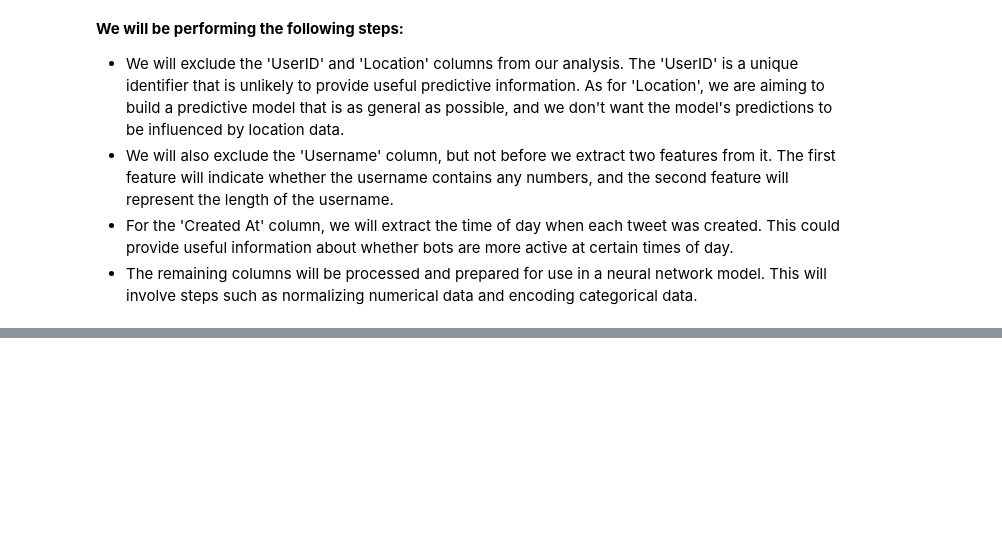
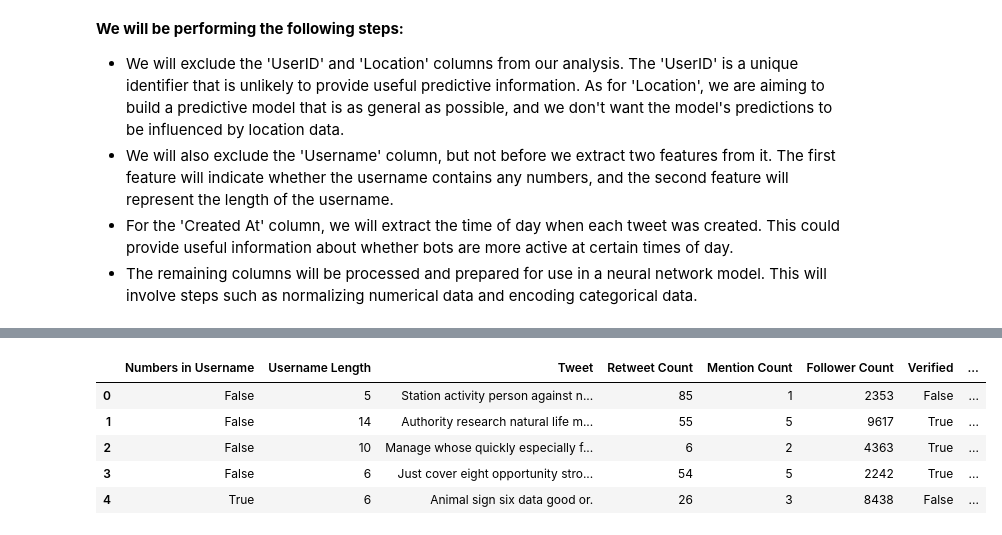
Before and after one commit to Luciano-C/Twitter-Bot-Detection-Neural-Network, a Jupyter notebook: twitter_bot_detection.ipynb, the cells around one changed output, grey strips where cells are left out. Cells and saved outputs as stored; diff of their text form; code cells hidden in the pictures; blank space fills up the shorter version.

```diff
--- a/twitter_bot_detection.ipynb
+++ b/twitter_bot_detection.ipynb
@@ -78,0 +123,9 @@ twitter_data.head()
+# %%
+twitter_data.head()
+# %% [output]
+|  | Numbers in Username | Username Length | Tweet | Retweet Count | Mention Count | Follower Count | Verified | ... |
+| 0 | False | 5 | Station activity person against n... | 85 | 1 | 2353 | False | ... |
+| 1 | False | 14 | Authority research natural life m... | 55 | 5 | 9617 | True | ... |
+| 2 | False | 10 | Manage whose quickly especially f... | 6 | 2 | 4363 | True | ... |
+| 3 | False | 6 | Just cover eight opportunity stro... | 54 | 5 | 2242 | True | ... |
+| 4 | True | 6 | Animal sign six data good or. | 26 | 3 | 8438 | False | ... |
```
Also changed, not shown: parts of 12 cells of this notebook.
